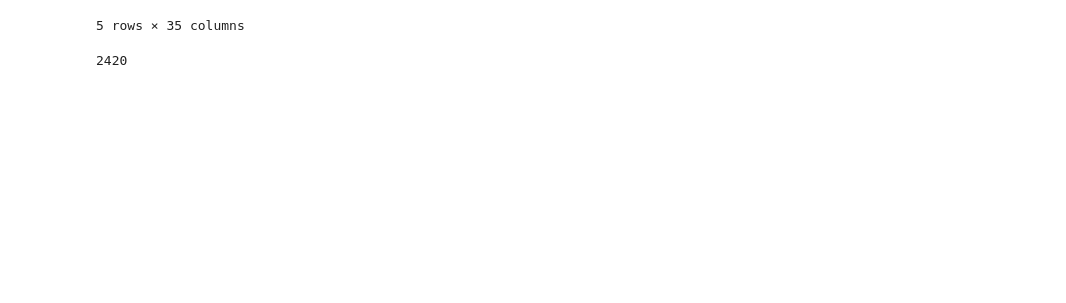
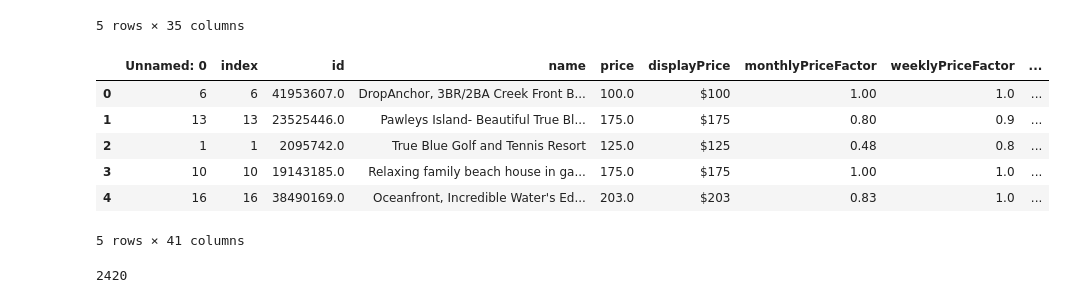
Before and after one commit to mattgilgo/airbnb_reports, a Jupyter notebook: table_generation.ipynb, the cells around one changed output. Drawn from its saved outputs; the diff is of its cells as text; code cells hidden in the pictures; blank space fills up the shorter version.

```diff
--- a/table_generation.ipynb
+++ b/table_generation.ipynb
@@ -381,3 +387,13 @@ combined_data.to_csv('post_mort_and_roi_calcs.csv')
+# %%
+combined_data.head(5)
+# %% [output]
+|  | Unnamed: 0 | index | id | name | price | displayPrice | monthlyPriceFactor | weeklyPriceFactor | ... |
+| 0 | 6 | 6 | 41953607.0 | DropAnchor, 3BR/2BA Creek Front B... | 100.0 | $100 | 1.00 | 1.0 | ... |
+| 1 | 13 | 13 | 23525446.0 | Pawleys Island- Beautiful True Bl... | 175.0 | $175 | 0.80 | 0.9 | ... |
+| 2 | 1 | 1 | 2095742.0 | True Blue Golf and Tennis Resort | 125.0 | $125 | 0.48 | 0.8 | ... |
+| 3 | 10 | 10 | 19143185.0 | Relaxing family beach house in ga... | 175.0 | $175 | 1.00 | 1.0 | ... |
+| 4 | 16 | 16 | 38490169.0 | Oceanfront, Incredible Water's Ed... | 203.0 | $203 | 0.83 | 1.0 | ... |
+5 rows × 41 columns
 # %%
 # Table for region and property type
 region_proptype_roi = combined_data.groupby(['Region','property_type'])['median_ROI'].median().reset_index()
```
Also changed, not shown: parts of 9 cells of this notebook, 1 other file.
